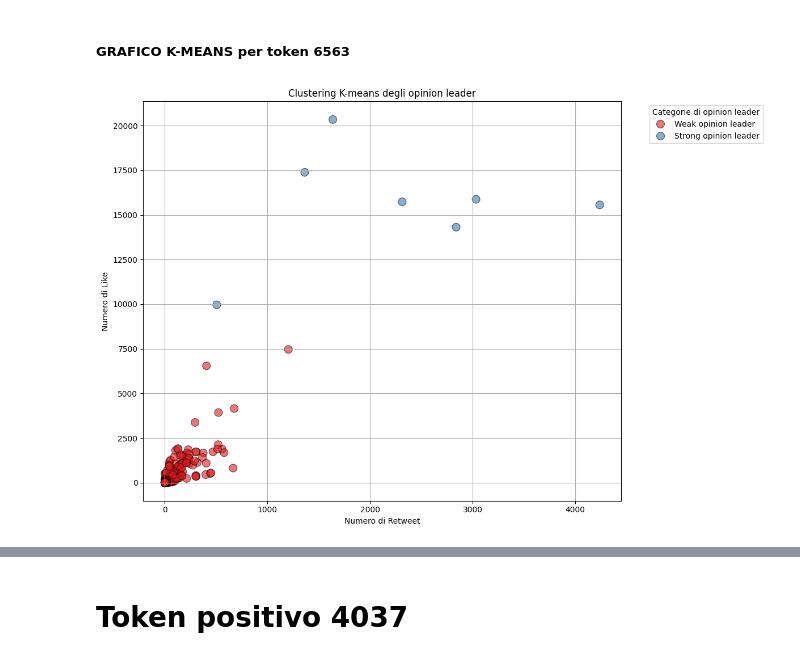
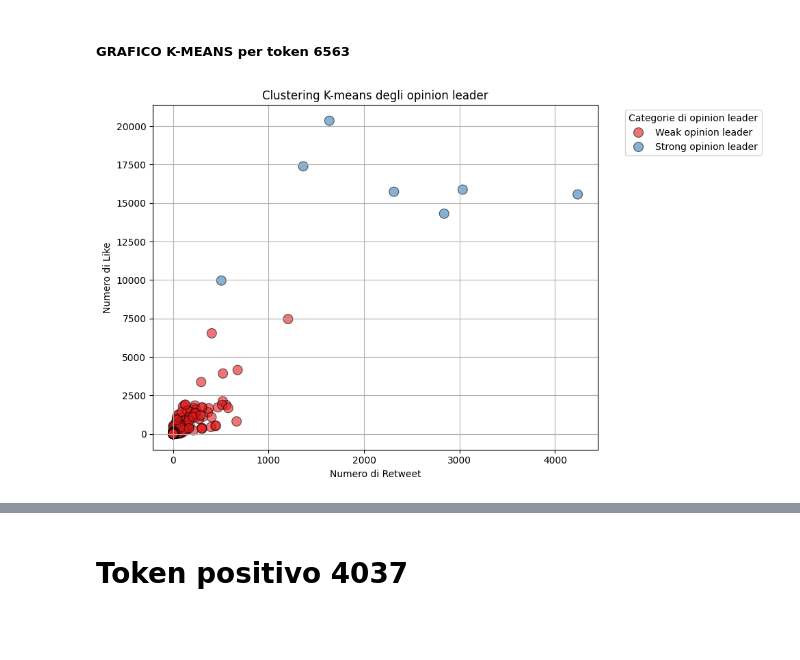
Before and after one commit to riccardospini98/Blockchain, a Jupyter notebook: opinion_leader.ipynb, the cells around one changed output, grey strips where cells are left out. Drawn from its saved outputs; the diff is of its cells as text; code cells hidden in the pictures; blank space fills up the shorter version.

```diff
--- a/opinion_leader.ipynb
+++ b/opinion_leader.ipynb
@@ -174,24 +224,24 @@ Tweet nella classe 'Strong opinion leader':
 ##### GRAFICO K-MEANS per token 6563
 # %%
 # Grafico dei cluster
-plt.figure(figsize=(12, 8))
+plt.figure(figsize=(10, 6))
 sns.scatterplot(
     data=merge_0_pos,
     x='retweet_count',
     y='like_count',
     hue='opinion_leader',
     palette='Set1',
     s=100,
     alpha=0.6,
     edgecolor='black'
 )
 
 plt.xlabel('Numero di Retweet')
 plt.ylabel('Numero di Like')
 plt.title('Clustering K-means degli opinion leader')
 plt.legend(title='Categorie di opinion leader', bbox_to_anchor=(1.05, 1), loc='upper left')
 plt.grid(True)
 plt.tight_layout()  # Migliora la disposizione degli elementi nel grafico
 plt.show()
 # %% [output]
-[figure, old version]
+[figure, new version]
```
Also changed, not shown: parts of 17 cells of this notebook, 2 other files.
